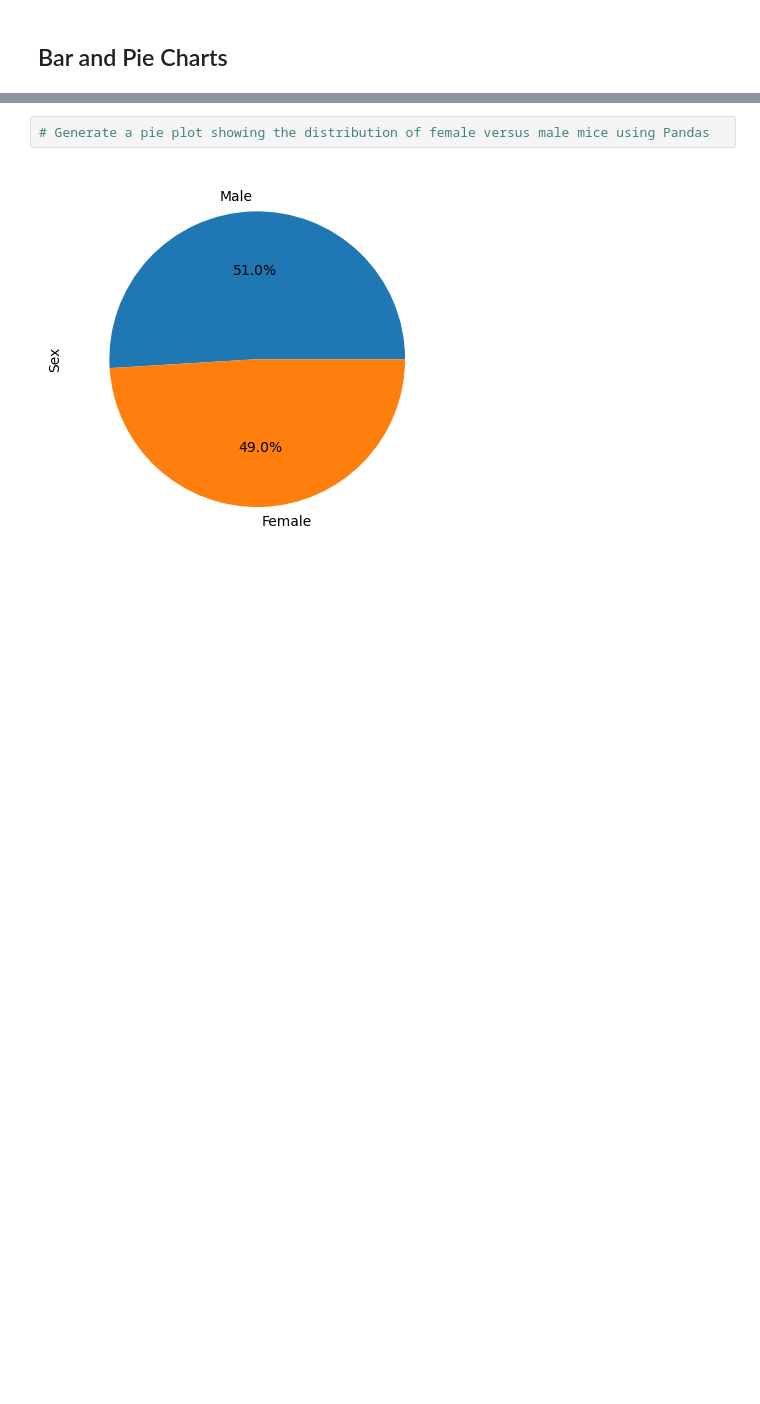
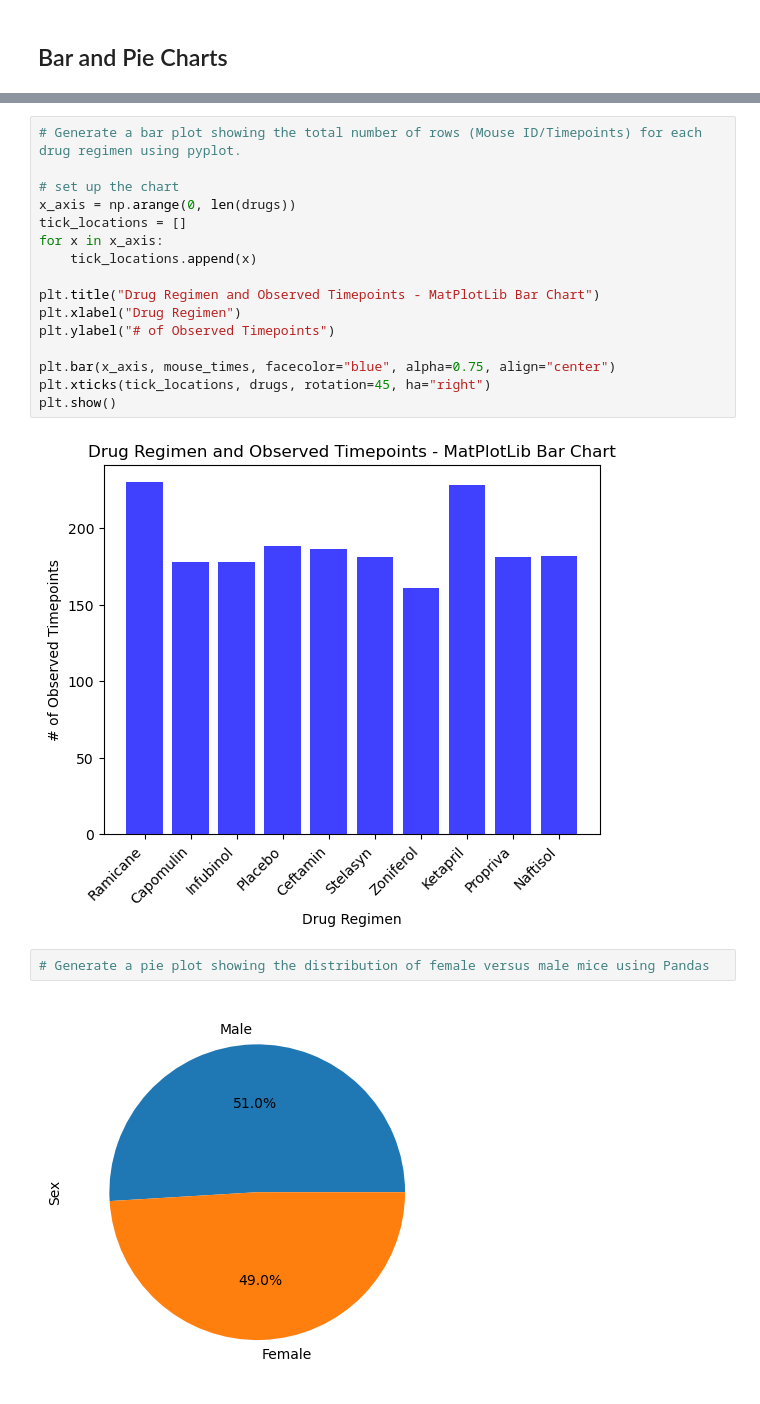
Before and after one commit to AmiableWookie/MatPlotLib_Challenge, a Jupyter notebook: Starter_Code/Pymaceuticals/pymaceuticals_starter.ipynb, the cells around one changed output, grey strips where cells are left out. Drawn from its saved outputs; the diff is of its cells as text; blank space fills up the shorter version.

```diff
--- a/Starter_Code/Pymaceuticals/pymaceuticals_starter.ipynb
+++ b/Starter_Code/Pymaceuticals/pymaceuticals_starter.ipynb
@@ -226,3 +258,21 @@ Total_mice
+# %%
+# Generate a bar plot showing the total number of rows (Mouse ID/Timepoints) for each drug regimen using pyplot.
+
+# set up the chart
+x_axis = np.arange(0, len(drugs))
+tick_locations = []
+for x in x_axis:
+    tick_locations.append(x)
+
+plt.title("Drug Regimen and Observed Timepoints - MatPlotLib Bar Chart")
+plt.xlabel("Drug Regimen")
+plt.ylabel("# of Observed Timepoints")
+
+plt.bar(x_axis, mouse_times, facecolor="blue", alpha=0.75, align="center")
+plt.xticks(tick_locations, drugs, rotation=45, ha="right")
+plt.show()
+# %% [output]
+[figure, added]
 # %%
 # Generate a pie plot showing the distribution of female versus male mice using Pandas
 # %% [output]
```
Also changed, not shown: parts of 11 cells of this notebook.
